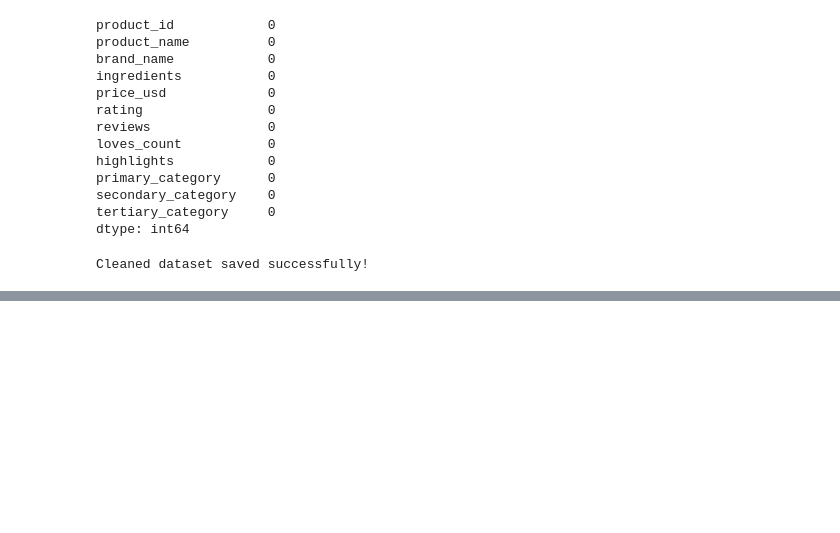
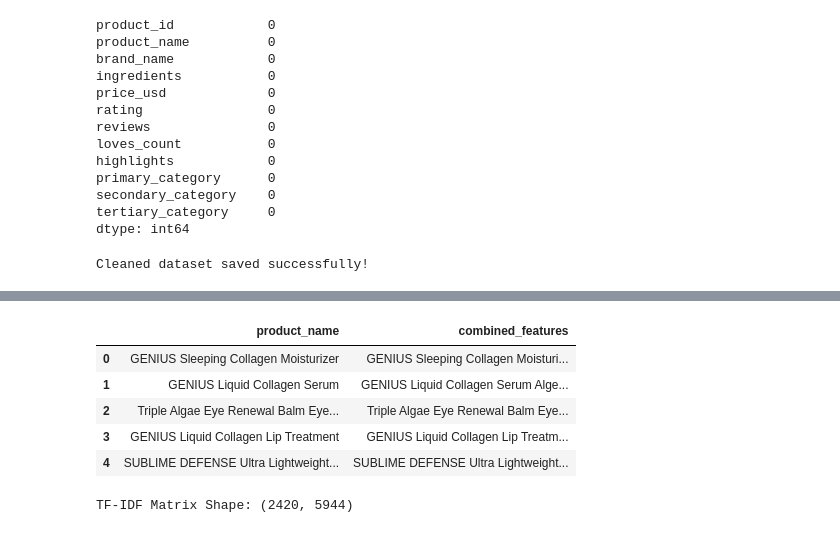
Before and after one commit to springboardmentor443m-coder/AI-Skin-Intelligence-Personalized-Skincare-Planner, a Jupyter notebook: ml/notebooks/eda.ipynb, the cells around one changed output, grey strips where cells are left out. Drawn from its saved outputs; the diff is of its cells as text; code cells hidden in the pictures; blank space fills up the shorter version.

```diff
--- a/ml/notebooks/eda.ipynb
+++ b/ml/notebooks/eda.ipynb
@@ -278,0 +320,21 @@ Cleaned dataset saved successfully!
+# %%
+df[["product_name", "combined_features"]].head()
+# %% [output]
+|  | product_name | combined_features |
+| 0 | GENIUS Sleeping Collagen Moisturizer | GENIUS Sleeping Collagen Moisturi... |
+| 1 | GENIUS Liquid Collagen Serum | GENIUS Liquid Collagen Serum Alge... |
+| 2 | Triple Algae Eye Renewal Balm Eye... | Triple Algae Eye Renewal Balm Eye... |
+| 3 | GENIUS Liquid Collagen Lip Treatment | GENIUS Liquid Collagen Lip Treatm... |
+| 4 | SUBLIME DEFENSE Ultra Lightweight... | SUBLIME DEFENSE Ultra Lightweight... |
+# %%
+from sklearn.feature_extraction.text import TfidfVectorizer
+
+# Create TF-IDF vectorizer
+tfidf = TfidfVectorizer(stop_words="english")
+
+# Convert text into numerical vectors
+tfidf_matrix = tfidf.fit_transform(df["combined_features"])
+
+print("TF-IDF Matrix Shape:", tfidf_matrix.shape)
+# %% [output]
+TF-IDF Matrix Shape: (2420, 5944)
```
Also changed, not shown: parts of 3 cells of this notebook.
